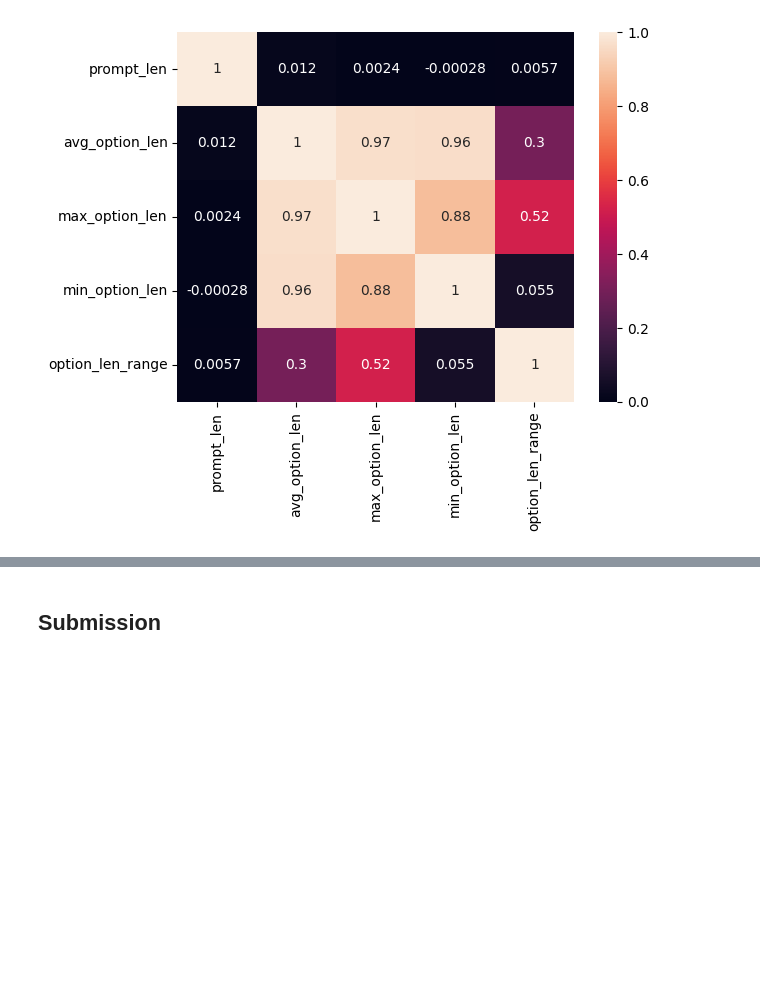
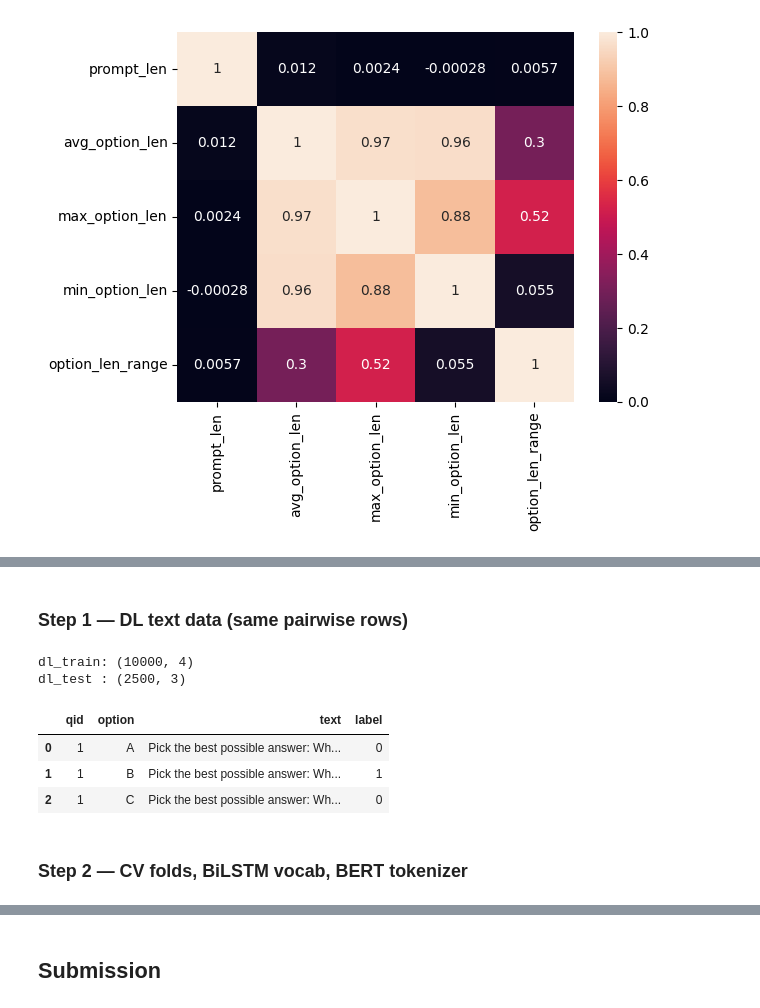
Before and after one commit to ChandraMohaniitm/dl-23f3001092-notebook-t22026, a Jupyter notebook: DL-23f3001092-notebook-t22026.ipynb, the cells around one changed output, grey strips where cells are left out. Cells and saved outputs as stored; diff of their text form; code cells hidden in the pictures; blank space fills up the shorter version.

```diff
--- a/DL-23f3001092-notebook-t22026.ipynb
+++ b/DL-23f3001092-notebook-t22026.ipynb
@@ -319,0 +324,21 @@ OPTION_COLS = ['A', 'B', 'C', 'D', 'E']
+# %%
+def get_option_tail(row):
+    """Find where options start to differ, return the differing 'tail' text."""
+    opts = [str(row[c]) for c in OPTION_COLS]
+    min_len = min(len(o) for o in opts)
+
+    div = 0
+    for i in range(min_len):
+        chars_at_i = set(o[i] for o in opts)
+        if len(chars_at_i) > 1:
+            div = i
+            break
+
+    tails = {c: o[div:] for c, o in zip(OPTION_COLS, opts)}
+    return tails, div
+
+
+# Quick check
+sample_tails, sample_div = get_option_tail(df_train.iloc[0])
+print('div_point:', sample_div)
+print({k: v[:40] for k, v in sample_tails.items()})
@@ -358,5 +388,5 @@ def make_pairwise(df, is_train=True):
     return pd.DataFrame(rows)
 # %%
 print('Building pairwise train...')
-pw_train = make_pairwise(train_df, is_train=True)
-print('Done:', pw_train.shape)
+pw_train = make_pairwise(df_train, is_train=True)
+print('pw_train:', pw_train.shape)
@@ -496,0 +550,22 @@ print(f'Ensemble:   {best_score:.4f}')
+# %% [markdown]
+### Step 1 — DL text data (same pairwise rows)
+# %%
+# Same pairwise rows, simple text column for DL
+dl_train = pw_train[['qid', 'option', 'text_full', 'label']].copy()
+dl_test  = pw_test[['qid', 'option', 'text_full']].copy()
+
+dl_train = dl_train.rename(columns={'text_full': 'text'})
+dl_test  = dl_test.rename(columns={'text_full': 'text'})
+
+print('dl_train:', dl_train.shape)
+print('dl_test :', dl_test.shape)
+dl_train.head(3)
+# %% [output]
+dl_train: (10000, 4)
+dl_test : (2500, 3)
+|  | qid | option | text | label |
+| 0 | 1 | A | Pick the best possible answer: Wh... | 0 |
+| 1 | 1 | B | Pick the best possible answer: Wh... | 1 |
+| 2 | 1 | C | Pick the best possible answer: Wh... | 0 |
+# %% [markdown]
+### Step 2 — CV folds, BiLSTM vocab, BERT tokenizer
```
Also changed, not shown: parts of 61 cells of this notebook.
